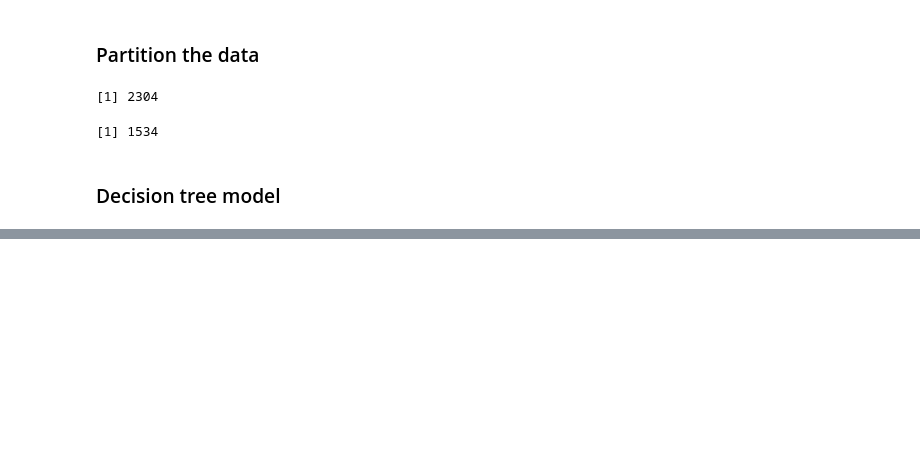
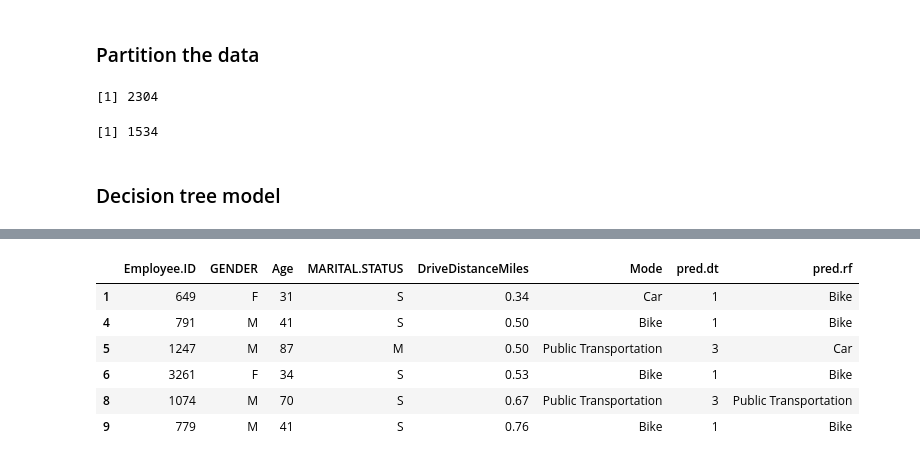
Before and after one commit to pbsjones/business_analysis_nanodegree, a Jupyter notebook: notebooks/4.2_non_binary_classification.ipynb, the cells around one changed output, grey strips where cells are left out. Saved outputs shown, nothing was run; the diff lists cells and outputs as text; code cells hidden in the pictures; blank space fills up the shorter version.

```diff
--- a/notebooks/4.2_non_binary_classification.ipynb
+++ b/notebooks/4.2_non_binary_classification.ipynb
@@ -62,0 +132,12 @@ plotcp( fit.tree )
+# %%
+df.test$pred.rf <- predict( fit.rf, df.test )
+# %%
+head( df.test )
+# %% [output]
+|  | Employee.ID | GENDER | Age | MARITAL.STATUS | DriveDistanceMiles | Mode | pred.dt | pred.rf |
+| 1 | 649 | F | 31 | S | 0.34 | Car | 1 | Bike |
+| 4 | 791 | M | 41 | S | 0.50 | Bike | 1 | Bike |
+| 5 | 1247 | M | 87 | M | 0.50 | Public Transportation | 3 | Car |
+| 6 | 3261 | F | 34 | S | 0.53 | Bike | 1 | Bike |
+| 8 | 1074 | M | 70 | S | 0.67 | Public Transportation | 3 | Public Transportation |
+| 9 | 779 | M | 41 | S | 0.76 | Bike | 1 | Bike |
```
Also changed, not shown: parts of 21 cells of this notebook, 1 other file.
